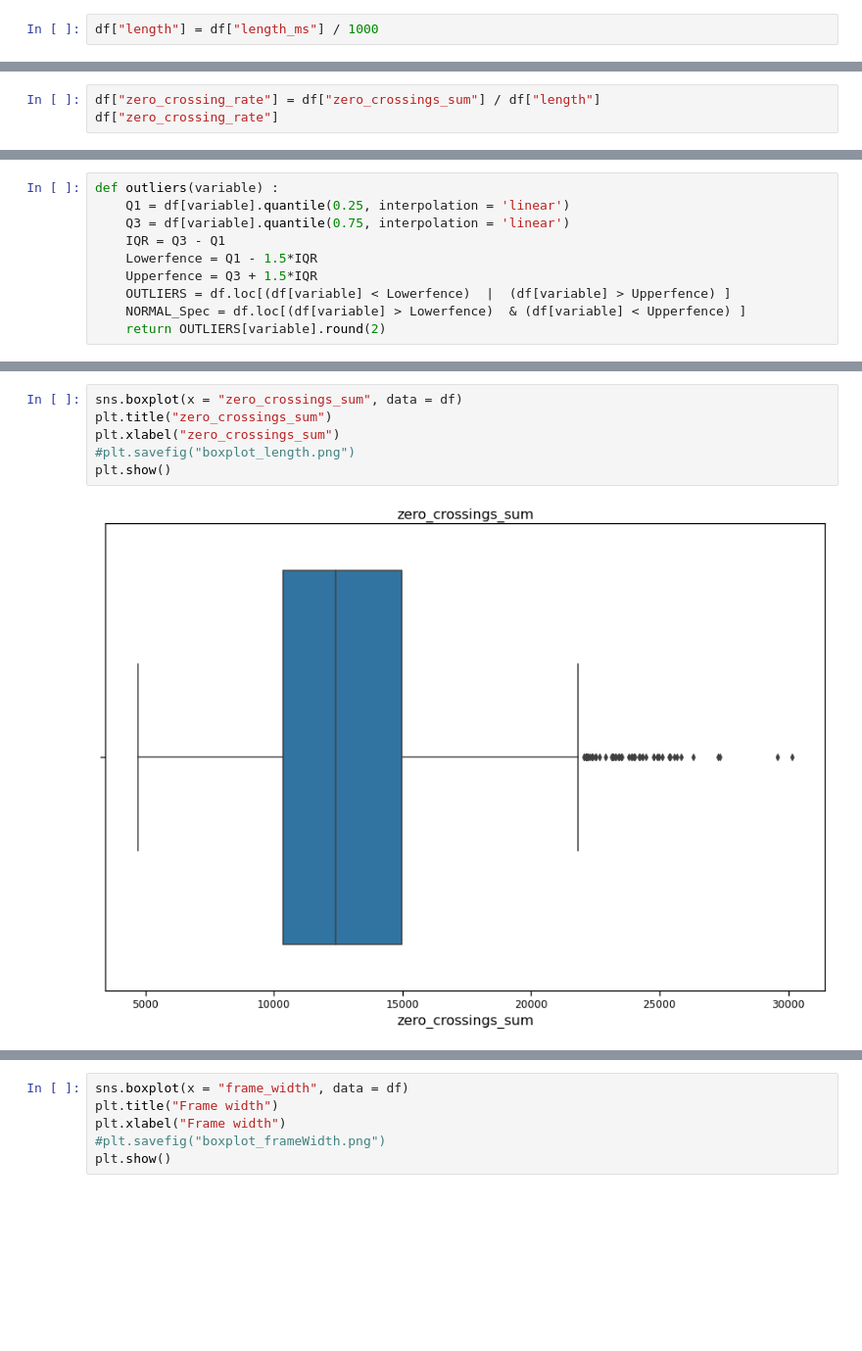
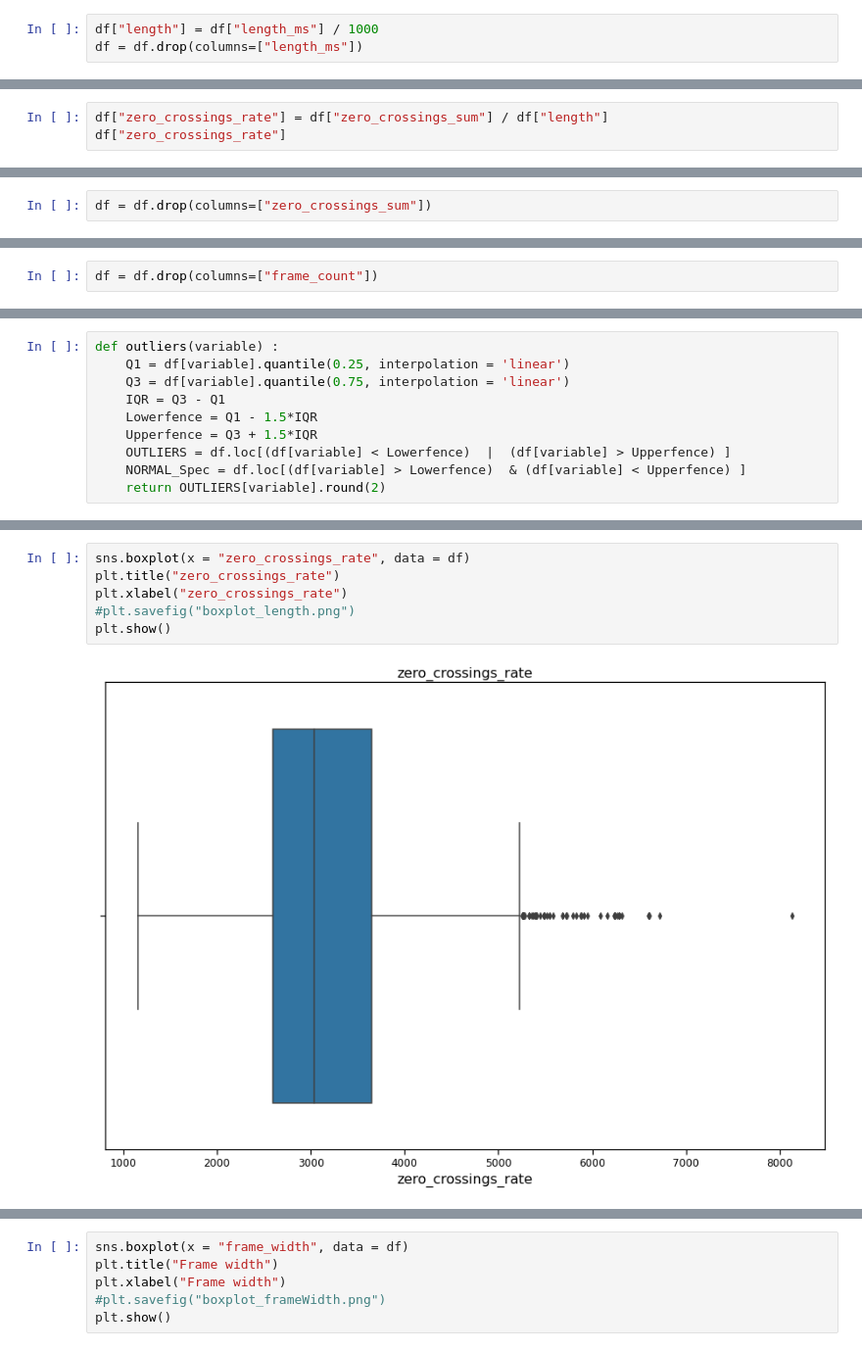
Before and after one commit to Claudio-95/DM22-23, a Jupyter notebook: Project_1st part.ipynb, the cells around one changed output, grey strips where cells are left out. Shown at 98% size. Drawn from its saved outputs; the diff is of its cells as text; blank space fills up the shorter version.

```diff
--- a/Project_1st part.ipynb
+++ b/Project_1st part.ipynb
@@ -287,6 +287,7 @@ Emotion positivity mean: -0.3066884176182708
 Emotion positivity std: 0.822314828302787
 # %%
 df["length"] = df["length_ms"] / 1000
+df = df.drop(columns=["length_ms"])
 # %%
 df["zero_crossings_sum"]
 # %% [output]
@@ -303,8 +304,8 @@ df["zero_crossings_sum"]
 2451     9427
 Name: zero_crossings_sum, Length: 2452, dtype: int64
 # %%
-df["zero_crossing_rate"] = df["zero_crossings_sum"] / df["length"]
-df["zero_crossing_rate"]
+df["zero_crossings_rate"] = df["zero_crossings_sum"] / df["length"]
+df["zero_crossings_rate"]
 # %% [output]
 0       4547.765587
 1       3561.987705
@@ -321,3 +322,5 @@ Name: zero_crossing_rate, Length: 2452, dtype: float64
+# %%
+df = df.drop(columns=["zero_crossings_sum"])
 # %% [markdown]
 ### MFCC statistics
 # %%
@@ -704,3 +639,5 @@ plt.show()
+# %%
+df = df.drop(columns=["frame_count"])
 # %% [markdown]
 Also here we can see there are some uncorrect or missing values on _frame count_ axis.
 
@@ -927,8 +857,8 @@ Name: length_ms, dtype: int64
 # %%
-sns.boxplot(x = "zero_crossings_sum", data = df)
-plt.title("zero_crossings_sum")
-plt.xlabel("zero_crossings_sum")
+sns.boxplot(x = "zero_crossings_rate", data = df)
+plt.title("zero_crossings_rate")
+plt.xlabel("zero_crossings_rate")
 #plt.savefig("boxplot_length.png")
 plt.show()
 # %% [output]
-[figure, old version]
+[figure, new version]
```
Also changed, not shown: parts of 52 cells of this notebook.
